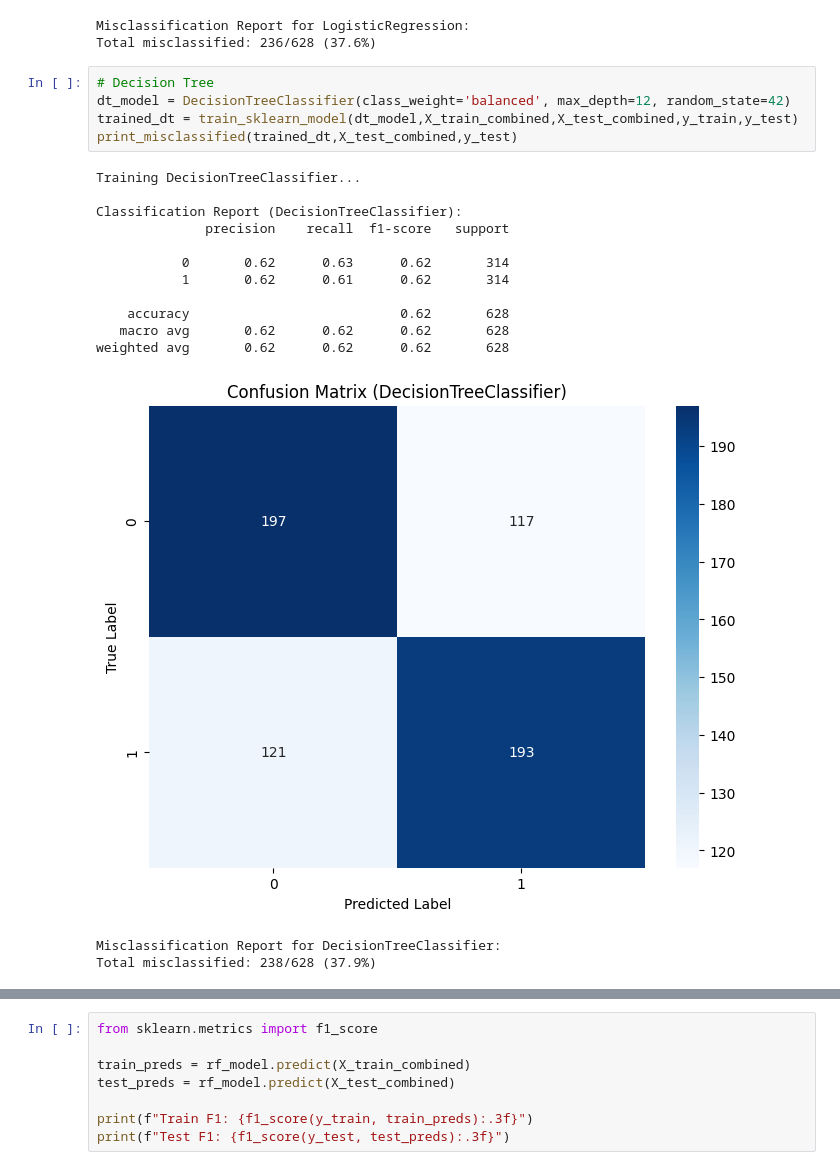
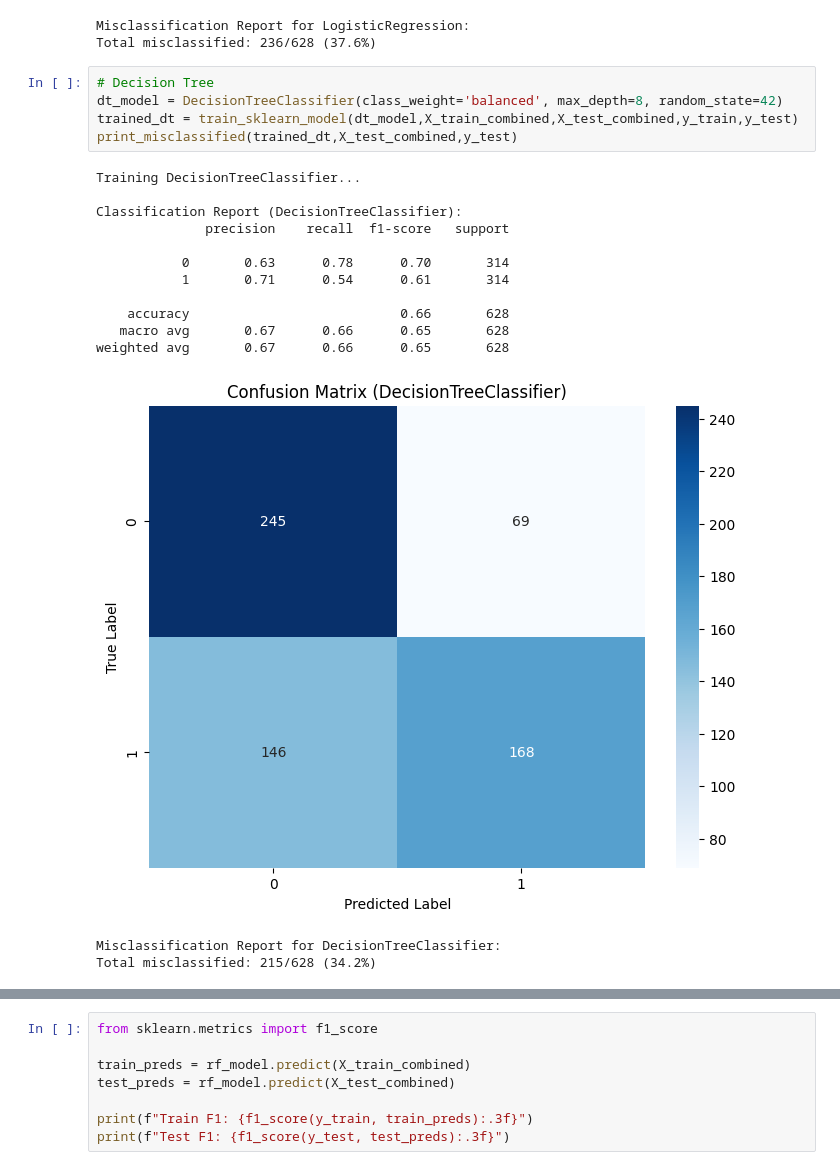
Before and after one commit to Mekruba/DAT550-Project, a Jupyter notebook: Project-TraditinalML.ipynb, the cells around one changed output, grey strips where cells are left out. Drawn from its saved outputs; the diff is of its cells as text.

```diff
--- a/Project-TraditinalML.ipynb
+++ b/Project-TraditinalML.ipynb
@@ -275,23 +275,23 @@ Misclassification Report for LogisticRegression:
 Total misclassified: 236/628 (37.6%)
 # %%
 # Decision Tree
-dt_model = DecisionTreeClassifier(class_weight='balanced', max_depth=12, random_state=42)
+dt_model = DecisionTreeClassifier(class_weight='balanced', max_depth=8, random_state=42)
 trained_dt = train_sklearn_model(dt_model,X_train_combined,X_test_combined,y_train,y_test)
 print_misclassified(trained_dt,X_test_combined,y_test)
 # %% [output]
 Training DecisionTreeClassifier...
 
 Classification Report (DecisionTreeClassifier):
               precision    recall  f1-score   support
 
-           0       0.62      0.63      0.62       314
-           1       0.62      0.61      0.62       314
+           0       0.63      0.78      0.70       314
+           1       0.71      0.54      0.61       314
 
-    accuracy                           0.62       628
-   macro avg       0.62      0.62      0.62       628
-weighted avg       0.62      0.62      0.62       628
+    accuracy                           0.66       628
+   macro avg       0.67      0.66      0.65       628
+weighted avg       0.67      0.66      0.65       628
-[figure, old version]
+[figure, new version]
 Misclassification Report for DecisionTreeClassifier:
-Total misclassified: 238/628 (37.9%)
+Total misclassified: 215/628 (34.2%)
 # %%
 # Random Forest
```
Also changed, not shown: parts of 1 cell of this notebook.
